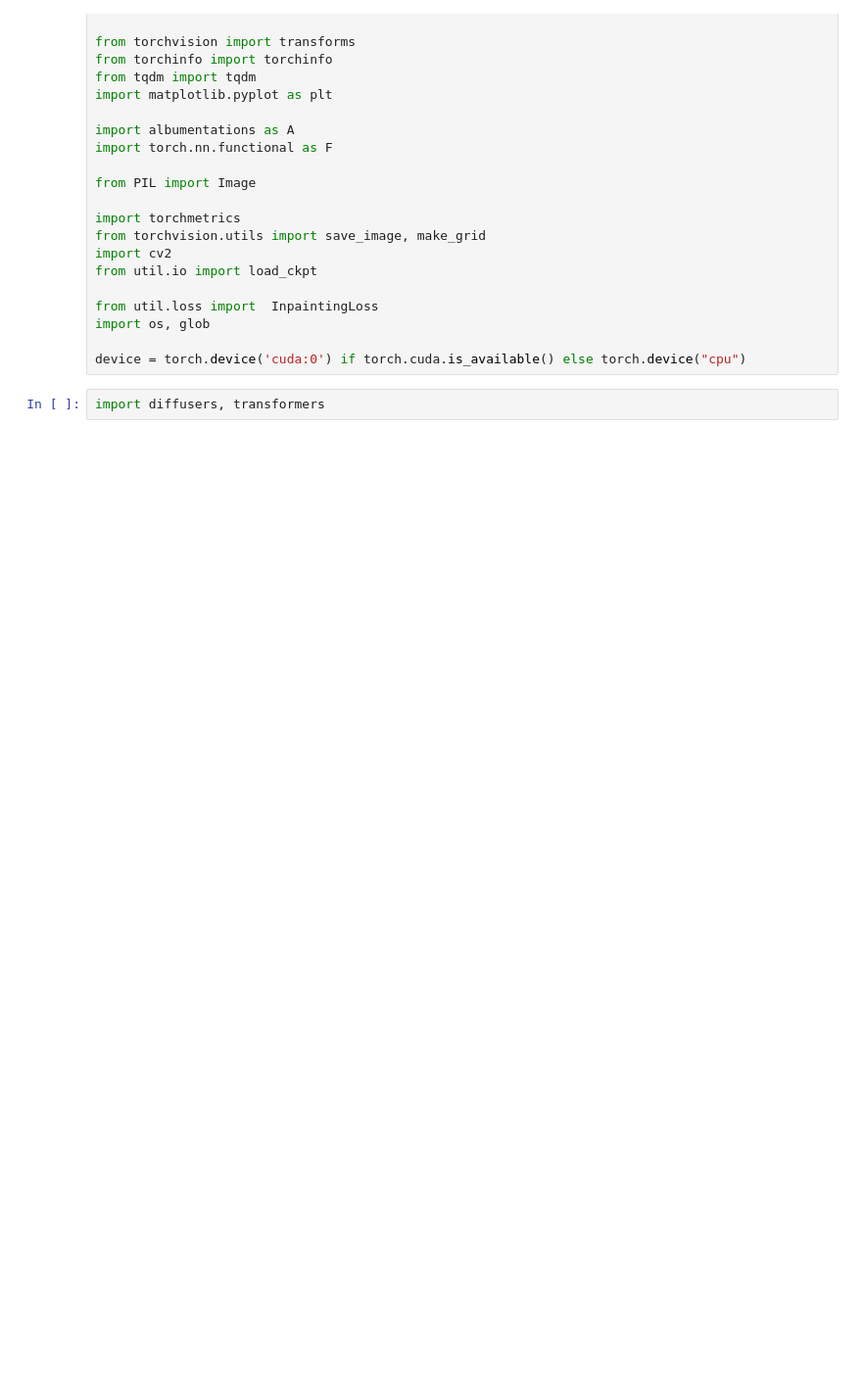
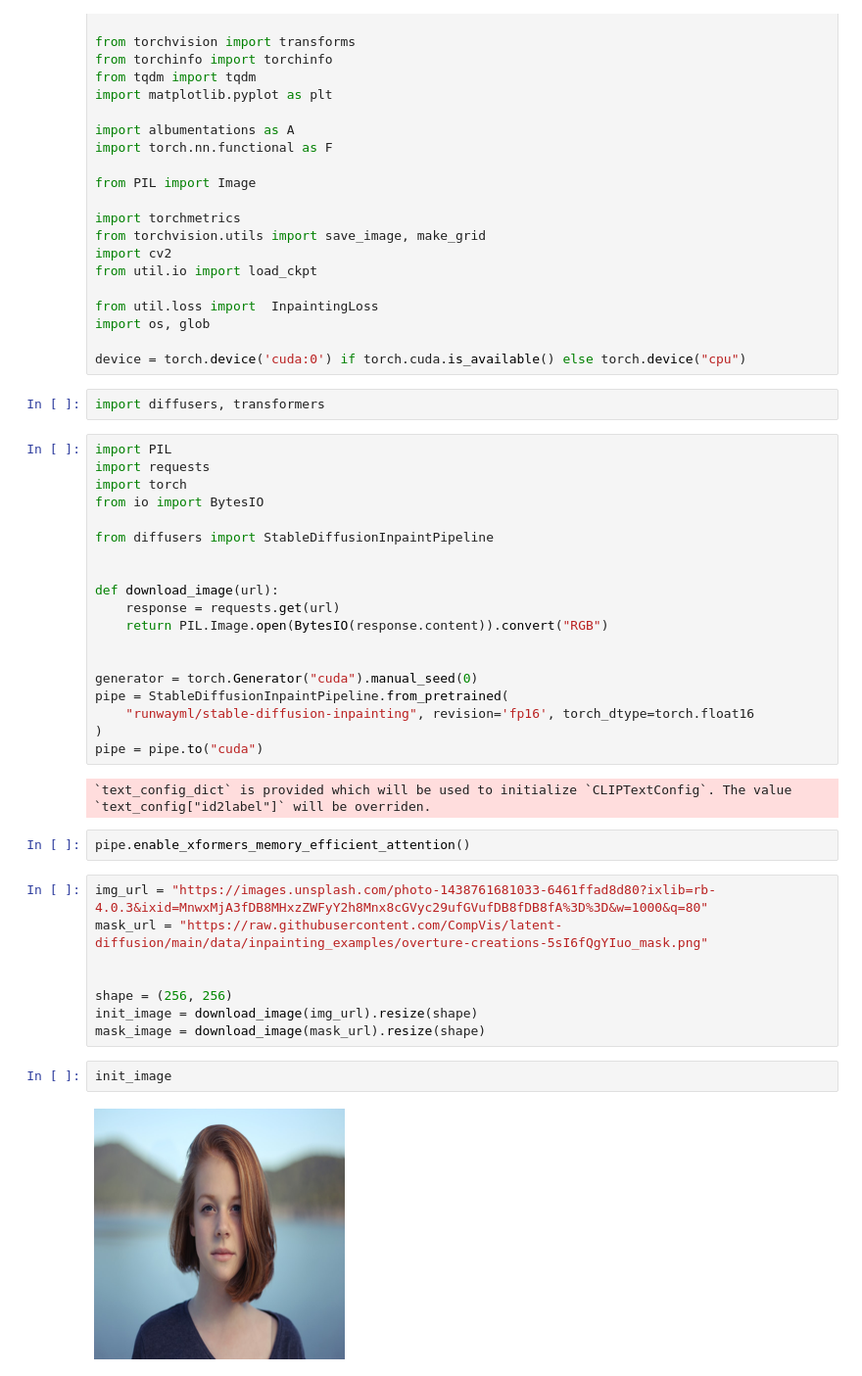
Before and after one commit to madhava20217/Realtime-Masked-Face-Unmasker, a Jupyter notebook: facemasker.ipynb, the cells around one changed output. Shown at 98% size. Saved outputs shown, nothing was run; the diff lists cells and outputs as text; blank space fills up the shorter version.

```diff
--- a/facemasker.ipynb
+++ b/facemasker.ipynb
@@ -35,3 +35,38 @@ import os, glob
 device = torch.device('cuda:0') if torch.cuda.is_available() else torch.device("cpu")
 # %%
 import diffusers, transformers
+# %%
+import PIL
+import requests
+import torch
+from io import BytesIO
+
+from diffusers import StableDiffusionInpaintPipeline
+
+
+def download_image(url):
+    response = requests.get(url)
+    return PIL.Image.open(BytesIO(response.content)).convert("RGB")
+
+
+generator = torch.Generator("cuda").manual_seed(0)
+pipe = StableDiffusionInpaintPipeline.from_pretrained(
+    "runwayml/stable-diffusion-inpainting", revision='fp16', torch_dtype=torch.float16
+)
+pipe = pipe.to("cuda")
+# %% [output]
+`text_config_dict` is provided which will be used to initialize `CLIPTextConfig`. The value `text_config["id2label"]` will be overriden.
+# %%
+pipe.enable_xformers_memory_efficient_attention()
+# %%
+img_url = "https://images.unsplash.com/photo-1438761681033-6461ffad8d80?ixlib=rb-4.0.3&ixid=MnwxMjA3fDB8MHxzZWFyY2h8Mnx8cGVyc29ufGVufDB8fDB8fA%3D%3D&w=1000&q=80"
+mask_url = "https://raw.githubusercontent.com/CompVis/latent-diffusion/main/data/inpainting_examples/overture-creations-5sI6fQgYIuo_mask.png"
+
+
+shape = (256, 256)
+init_image = download_image(img_url).resize(shape)
+mask_image = download_image(mask_url).resize(shape)
+# %%
+init_image
+# %% [output]
+[figure, added]
```
Also changed, not shown: parts of 4 cells of this notebook, 4 other files.
